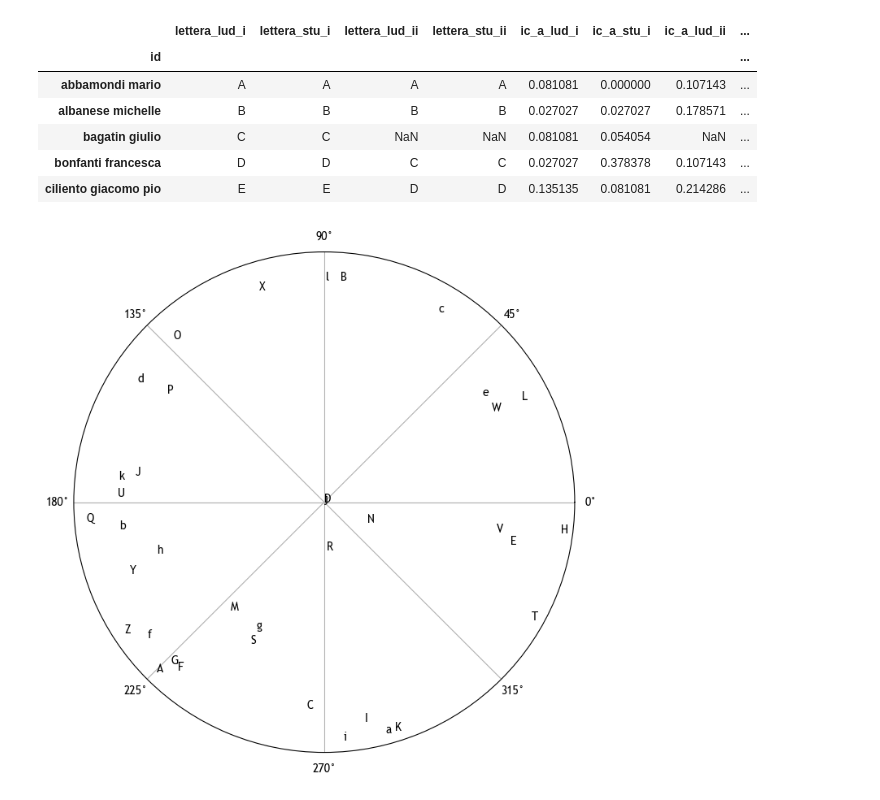
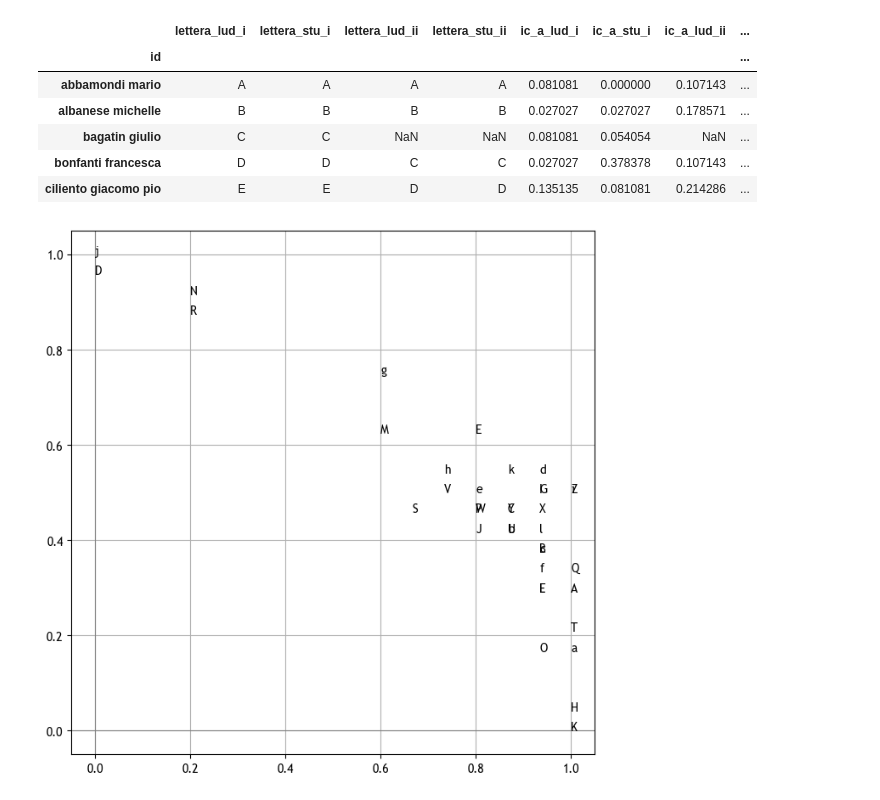
Before and after one commit to alkaest2002/abgrid, a Jupyter notebook: ipython/eda.ipynb, the cells around one changed output. Cells and saved outputs as stored; diff of their text form; code cells hidden in the pictures.

```diff
--- a/ipython/eda.ipynb
+++ b/ipython/eda.ipynb
@@ -81,33 +81,38 @@ abgrid_wide_i.head()
 # %%
 # Compute areas and colors
 labels = abgrid_wide_i.loc[:, "lettera_stu_i"]
 
 influence = abgrid_wide_i.loc[:, "influence_coeff_raw_stu_i"]
 influence = influence.rsub(influence.max())
 
 affiliation = abgrid_wide_i.loc[:, "affiliation_coeff_raw_stu_i"]
 
-
-
-# Add controlled randomness to theta
-base_theta = 2 * np.pi * affiliation
-
-# Add small random jitter (adjust the multiplier to control amount of jitter)
-jitter = np.random.uniform(-2 * np.pi, 2 * np.pi, size=len(affiliation))  # ±0.1 radians ≈ ±5.7 degrees
-
-theta = base_theta + jitter
-r = influence
+x = (influence - influence.min()) / (influence.max() - influence.min())
+y = (affiliation - affiliation.min()) / (affiliation.max() - affiliation.min())
 
 fig = plt.figure(figsize=(8,8))
-ax = fig.add_subplot(projection='polar')
-c = ax.scatter(theta, r, alpha=0)
+
+ax = fig.add_subplot()
+c = ax.scatter(x, y, alpha=0)
 
 for i, txt in enumerate(labels.values):
-    ax.annotate(txt, (theta.iloc[i], r.iloc[i]))
+    ax.annotate(txt, (x.iloc[i], y.iloc[i]))
 
-ax.get_yaxis().set_ticks([])
+# Set limits to center the origin
+max_limit = max(abs(np.min(x)), np.max(x), abs(np.min(y)), np.max(y))
 
+# Draw lines for the origin
+ax.axhline(0, color='gray', linewidth=0.8)
+ax.axvline(0, color='gray', linewidth=0.8)
+
+# Set aspect of the plot to be equal to ensure circles are displayed as circles
+ax.set_aspect('equal', 'box')
+
+# Optionally, add a grid
+ax.grid(True)
+
+plt.show()
 
 fig.savefig("./analysis/polar.png", bbox_inches='tight')
 # %% [output]
-[figure, old version]
+[figure, new version]
```
